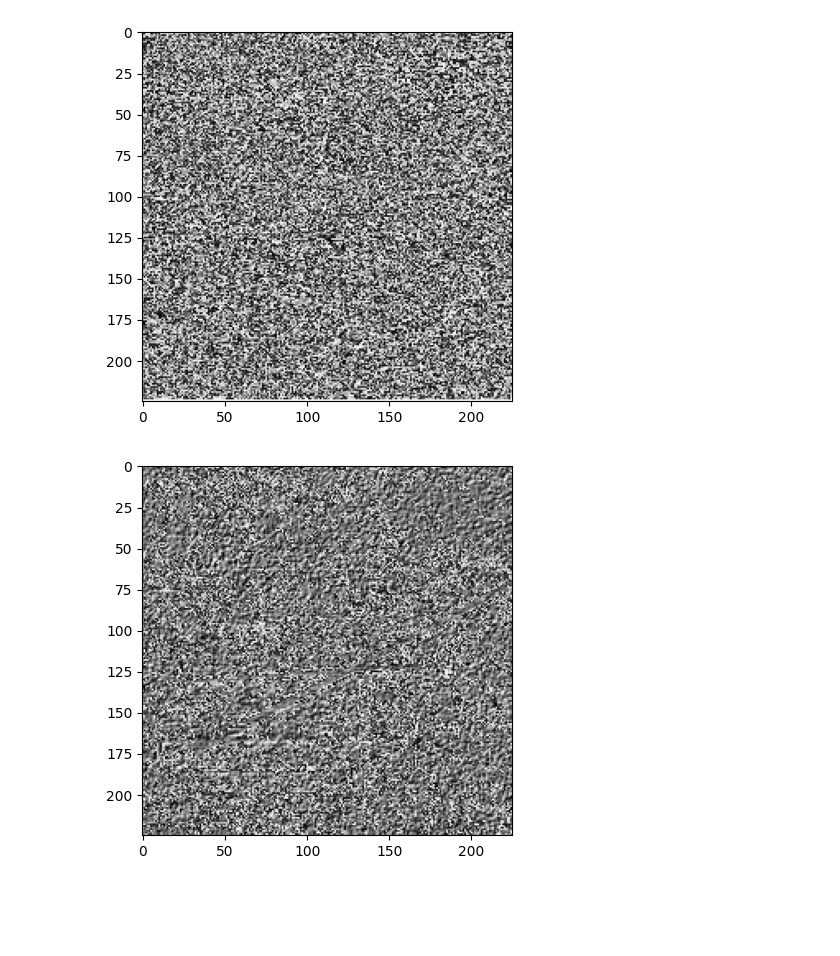
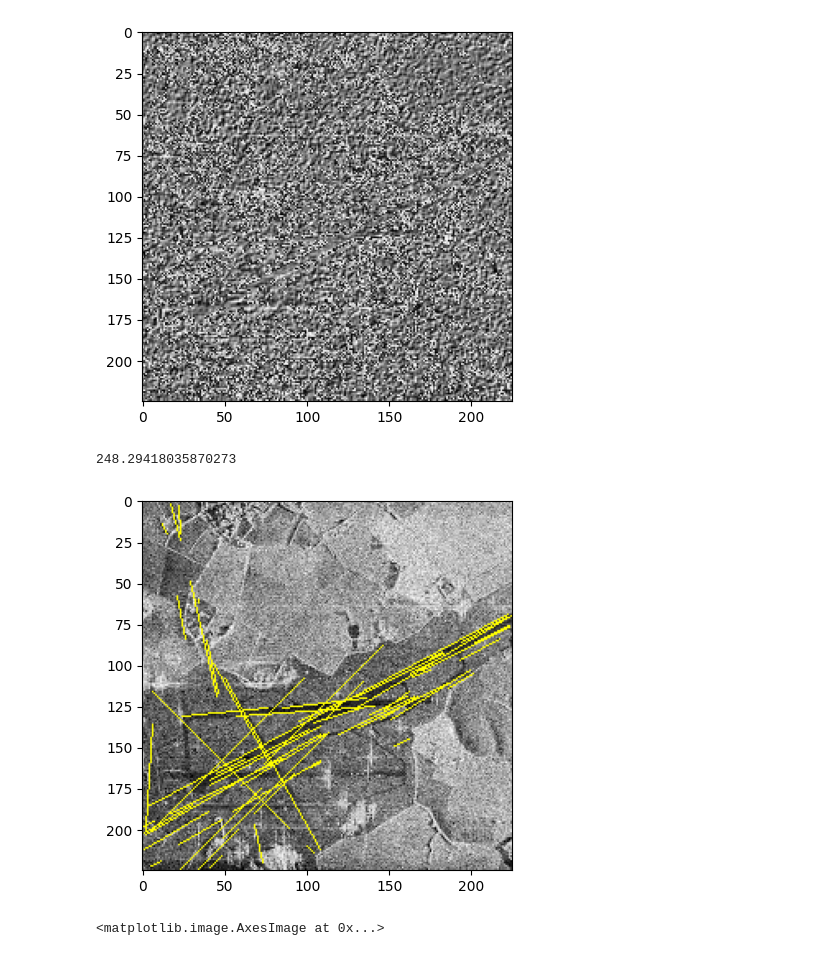
Before and after one commit to inducechu/ProcessingIsDepicted, a Jupyter notebook: hm3/hm3.ipynb, the cells around one changed output. Cells and saved outputs as stored; diff of their text form; code cells hidden in the pictures; blank space fills up the shorter version.

```diff
--- a/hm3/hm3.ipynb
+++ b/hm3/hm3.ipynb
@@ -8,25 +8,6 @@ import copy
 image = cv2.imread('sar_3.jpg')
 iimage = cv2.cvtColor(image, cv2.COLOR_RGB2BGR)
 image_gray = cv2.cvtColor(image, cv2.COLOR_BGR2GRAY)
-
-#1 задиние. Выделить линии при помощи преобразования Хафа
-canny = cv2.Canny(image_gray,50,150,apertureSize = 3)
-lines = cv2.HoughLines(canny, 1, np.pi / 180, 190)
-
-if lines is not None:
-        for i in range(0, len(lines)):
-            rho = lines[i][0][0]
-            theta = lines[i][0][1]
-            a = math.cos(theta)
-            b = math.sin(theta)
-            x0 = a * rho
-            y0 = b * rho
-            pt1 = (int(x0 + 1000*(-b)), int(y0 + 1000*(a)))
-            pt2 = (int(x0 - 1000*(-b)), int(y0 - 1000*(a)))
-            cv2.line(image, pt1, pt2, (0,0,255), 3, cv2.LINE_AA)
-
-plt.imshow(image)
-plt.show()
 
 #2 задание. Бинаризация
 bin_img = copy.deepcopy(image_gray)
@@ -62,4 +43,53 @@ plt.show()
 grad = cv2.addWeighted(grad_x, 0.5, grad_y, 0.5,0.0)
 plt.imshow((grad - grad.min())*255, cmap="gray")
 plt.show()
+
+#1 задиние. Выделить линии при помощи преобразования Хафа
+image = cv2.imread('sar_3.jpg')
+image = cv2.cvtColor(image, cv2.COLOR_RGB2BGR)
+eq_gray = cv2.equalizeHist(cv2.cvtColor(image, cv2.COLOR_BGR2GRAY))
+image_gray = cv2.cvtColor(image, cv2.COLOR_BGR2GRAY)
+edges = cv2.Canny(bin_img,0,1,apertureSize = 3)
+minLineLength = 10
+tlines = cv2.HoughLinesP(edges,1,np.pi/180,50,minLineLength,maxLineGap=8)
+
+maxum = 0
+
+for i in range(len(tlines)):
+    x1 = tlines[i][0][0]
+    y1 = tlines[i][0][1]
+    x2 = tlines[i][0][2]
+    y2 = tlines[i][0][3]
+    cv2.line(image,(x1,y1),(x2,y2),(255,255,0),1)
+    tlen = np.sqrt((x2-x1)**2+(y2-y1)**2)
+    if (tlen > maxum):
+        maxum = tlen
+
+print(maxum)
+plt.imshow(image, cmap="gray")
+plt.show()
+
+image1 = cv2.imread('sar_3.jpg')
+image1 = cv2.cvtColor(image1, cv2.COLOR_RGB2BGR)
+eq_gray1 = cv2.equalizeHist(cv2.cvtColor(image1, cv2.COLOR_BGR2GRAY))
+image_gray1 = cv2.cvtColor(image1, cv2.COLOR_BGR2GRAY)
+
+bin_img1 = copy.deepcopy(eq_gray1)
+T  = 16
+bin_img1[eq_gray1 < T] = 0
+bin_img1[eq_gray1 >= T] = 255
+plt.imshow(bin_img1, cmap="gray")
+
+edges1 = cv2.Canny(bin_img1,0,1,apertureSize = 5)
+minLineLength1 = 10
+tlines1 = cv2.HoughLinesP(edges1,1,np.pi/180,100,minLineLength,maxLineGap=10)
+
+for i in range(len(tlines1)):
+    x1 = tlines1[i][0][0]
+    y1 = tlines1[i][0][1]
+    x2 = tlines1[i][0][2]
+    y2 = tlines1[i][0][3]
+    #print(x1, y1, x2, y2)
+    cv2.line(image1,(x1,y1),(x2,y2),(255,255,0),1)
+plt.imshow(image1, cmap="gray")
 # %% [output]
@@ -71,2 +101,4 @@ plt.show()
-[figure, old version]
+[figure, new version]
+248.29418035870273
-[figure, old version]
+[figure, new version]
+<matplotlib.image.AxesImage at 0x...>
```
Also changed, not shown: parts of 1 cell of this notebook.
